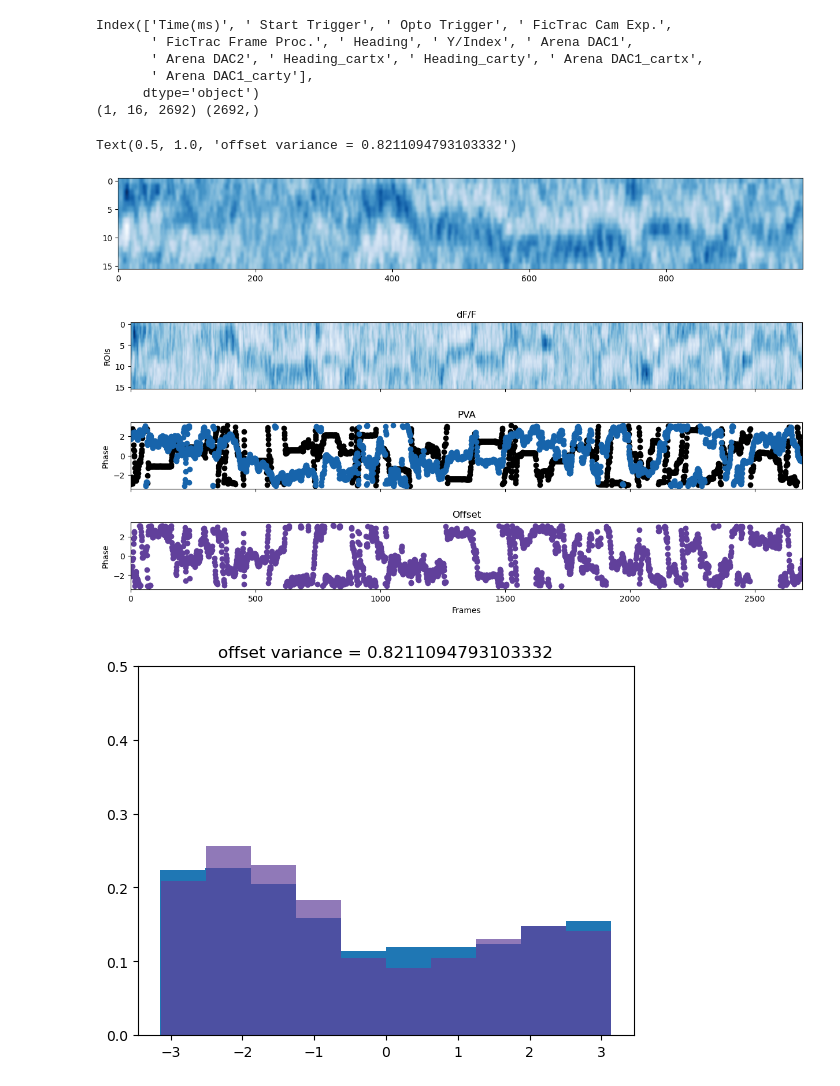
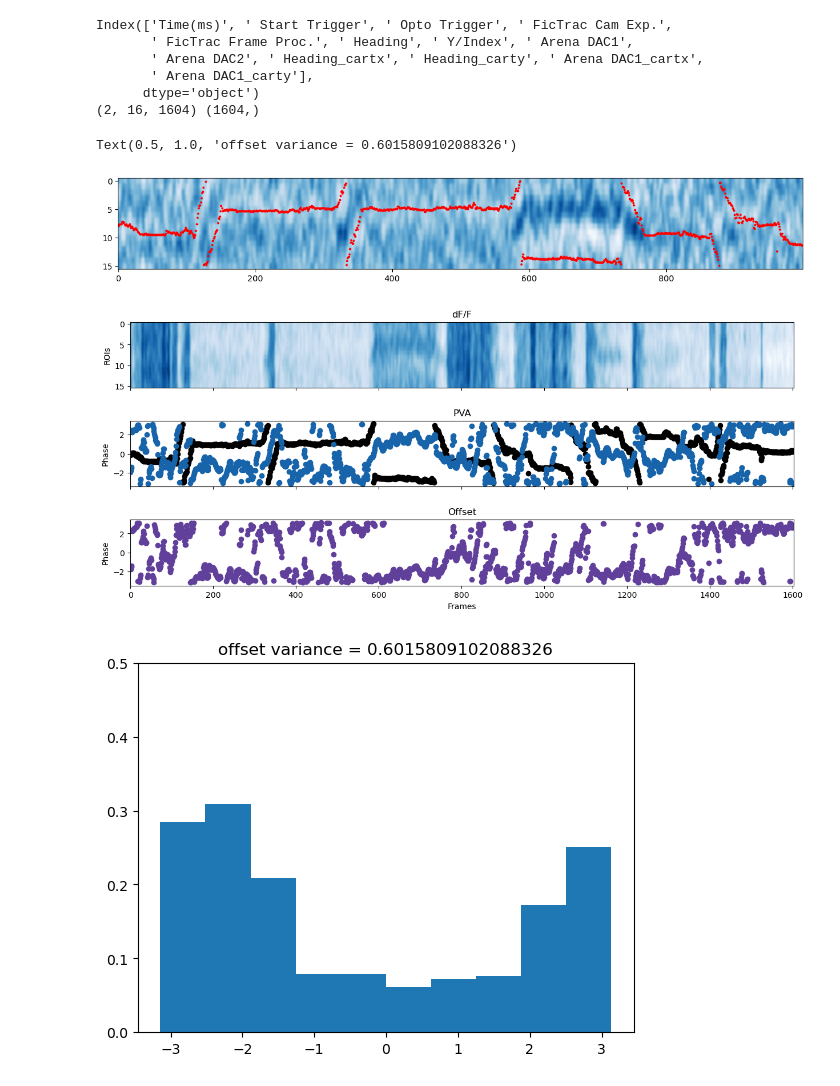
Before and after one commit to yfisher-lab/NeuromodPlasticity, a Jupyter notebook: Notebooks/remapping/SingleSessionPreprocessing.ipynb, the cells around one changed output. Saved outputs shown, nothing was run; the diff lists cells and outputs as text; code cells hidden in the pictures.

```diff
--- a/Notebooks/remapping/SingleSessionPreprocessing.ipynb
+++ b/Notebooks/remapping/SingleSessionPreprocessing.ipynb
@@ -13,14 +13,14 @@ import SessionTools.two_photon as st2p
 
 %matplotlib inline
 # %%
-session_info = {'date': "22_10_2024",
-                'genotype_dir': 'EPG_jGCaMP8sRSET',
+session_info = {'date': '10_12_2024',
+                'genotype_dir': 'R60D05LexA_jGCaMP7b_CsChrimsontdT_EL_hcKCR1/uas_control',
                 'fly': 'fly2',
-                'session': 'closed_loop-001',
+                'session': 'post_0deg-006',
                 'fictrac_scan_num': 1,
-                'fictrac_dat_file' : 'fictrac-20241022_155155.dat',
-                'full_genotype': '', #'LexOpjGCaMP7b/+; UAS-TBH-RNAi/R60D05-LexA; LexOpCsChrimson::tdT/R18B05-Gal4',
-                'ecl date': '10/17/2024',
+                'fictrac_dat_file' : 'fictrac-20241210_095205.dat',
+                'full_genotype': 'LexOpjGCaMP7b/+; EL-AD/R60D05-LexA; EL-DBD, LexOpCsChrimson::tdT/UAS-hcKCR1::V5',
+                'ecl date': '12/4/2024',
                 'notes': ''}
 
 
@@ -100,5 +97,5 @@ pp.save()
 # %%
-if False:
+if True:
     gd = session_info['genotype_dir']
     d = session_info['date']
     f = session_info['fly']
@@ -106,7 +103,9 @@ if False:
     outdir = pathlib.PurePath(f'/media/mplitt/SSD_storage/2P_scratch/{gd}/{d}/{f}/{s}/preprocess.pkl')
     print(outdir)
     pp = st2p.preprocessing.EBImagingSession.from_file(outdir)
-    y = pp.timeseries['rois_z']
+    # y = pp.timeseries['rois_z']
+    # y = pp.calculate_zscored_F('rois', exp_detrend=True, zscore=True, background_ts='background')
+    y = pp.calculate_zscored_F('rois', exp_detrend=None, zscore=True, background_ts=None)
     n_rois=y.shape[1]
     heading = -1* pp.voltage_recording_aligned[' Heading'].to_numpy()
     # print(pp.session_info)
@@ -127,14 +128,16 @@ ax.hist(dh, np.arange(-1,1,.1))
 # %%
 
 
-y_sm = sp.ndimage.gaussian_filter1d(sp.ndimage.gaussian_filter1d(y, 2, axis=-1),.7,axis=1, mode='wrap')
+y_sm = sp.ndimage.gaussian_filter1d(sp.ndimage.gaussian_filter1d(y, 2, axis=-1),1,axis=1, mode='wrap')
+# y_sm = y
 
 # y_sm -=
 # y_sm = y-y.mean(axis=1,keepdims=True)
 # y_sm = sp.ndimage.gaussian_filter1d(sp.ndimage.gaussian_filter1d(y-1, 2, axis=-1),.7,axis=1, mode='wrap')
 # y_sm = y-1
 # %%
-x_f,y_f = st2p.utilities.pol2cart(y_sm[-1,:,:],np.linspace(-np.pi,np.pi,num=n_rois)[:,np.newaxis])
+# x_f,y_f = st2p.utilities.pol2cart(y_sm[-1,:,:],np.linspace(-np.pi,np.pi,num=n_rois)[:,np.newaxis])
+x_f,y_f = st2p.utilities.pol2cart(y_sm[-1,:,:]- y_sm[-1,:,:].mean(axis=0,keepdims=True),np.linspace(-np.pi,np.pi,num=n_rois)[:,np.newaxis])
 rho,phi = st2p.utilities.cart2pol(x_f.mean(axis=0), y_f.mean(axis=0))
 # print(rho.shape, phi.shape)
 
@@ -145,7 +148,8 @@ _,offset = st2p.utilities.cart2pol(*st2p.utilities.pol2cart(np.ones(heading.shap
 fig, ax= plt.subplots(1,1, figsize=[15,2], sharex=True)
 fig.subplots_adjust(hspace=.5)
 ax.imshow(y_sm[-1,::-1,0:1000]-y_sm[-1,:,:1000].mean(axis=0,keepdims=True), aspect='auto', cmap= 'Blues')#, vmin=-.3, vmax=.7)
-# ax.scatter(np.arange(1000), (heading[:1000]+np.pi)/2/np.pi*15, color='red',s=3)
+x = np.arange(heading[:1000].shape[0])
+ax.scatter(x, 15-(heading[:1000]+np.pi)/2/np.pi*15, color='red',s=3)
 
 fig, ax= plt.subplots(3,1, figsize=[15,6], sharex=True)
 fig.subplots_adjust(hspace=.5)
@@ -160,40 +164,40 @@ print(pp.voltage_recording_aligned.columns)
 x = np.arange(y.shape[-1])
 print(y.shape, heading.shape)
 ax[1].scatter(x,heading, color='black')
 ax[1].scatter(x, phi, color=plt.cm.Blues(.8))
 ax[2].scatter(x, offset, color=plt.cm.Purples(.8))
 ax[0].set_ylabel('ROIs')
 ax[0].set_title('dF/F')
 
 ax[1].set_ylabel('Phase')
 ax[1].set_title('PVA')
 
 ax[2].set_ylabel('Phase')
 ax[2].set_xlabel('Frames')
 ax[2].set_title('Offset')
 
 
 
-mask = ((heading<.5) | (heading>.5)) & (np.abs(dh)>.01) & (np.abs(dh)<.5)
+mask = ((heading<.5) | (heading>.5)) #& (np.abs(dh)>.01) & (np.abs(dh)<.5)
 # mask =  mask & (np.abs(dh)>.1) &
 # mask[:800]=False
 fig, ax= plt.subplots()
 ax.hist(offset[mask], density=True)
-ax.hist(offset[800:][mask[800:]], alpha=.7, density=True, facecolor=plt.cm.Purples(.8))
+# ax.hist(offset[800:][mask[800:]], alpha=.7, density=True, facecolor=plt.cm.Purples(.8))
 ax.set_ylim([0,.5])
 o = sp.stats.circvar(offset[mask])
 ax.set_title(f'offset variance = {o}')
 # %% [output]
 Index(['Time(ms)', ' Start Trigger', ' Opto Trigger', ' FicTrac Cam Exp.',
        ' FicTrac Frame Proc.', ' Heading', ' Y/Index', ' Arena DAC1',
        ' Arena DAC2', ' Heading_cartx', ' Heading_carty', ' Arena DAC1_cartx',
        ' Arena DAC1_carty'],
       dtype='object')
-(1, 16, 2692) (2692,)
+(2, 16, 1604) (1604,)
-Text(0.5, 1.0, 'offset variance = 0.8211094793103332')
+Text(0.5, 1.0, 'offset variance = 0.6015809102088326')
-[figure, old version]
+[figure, new version]
-[figure, old version]
+[figure, new version]
-[figure, old version]
+[figure, new version]
 # %%
 heading_bins = np.linspace(-np.pi, np.pi, num=17)
 heading_dig = np.digitize(heading, heading_bins)-1
```
Also changed, not shown: parts of 11 cells of this notebook, 11 other files.
